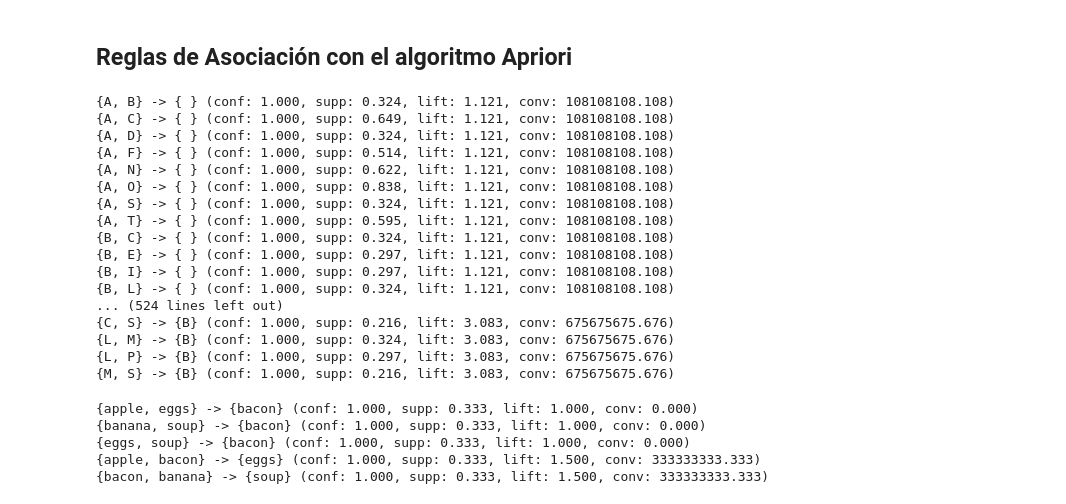
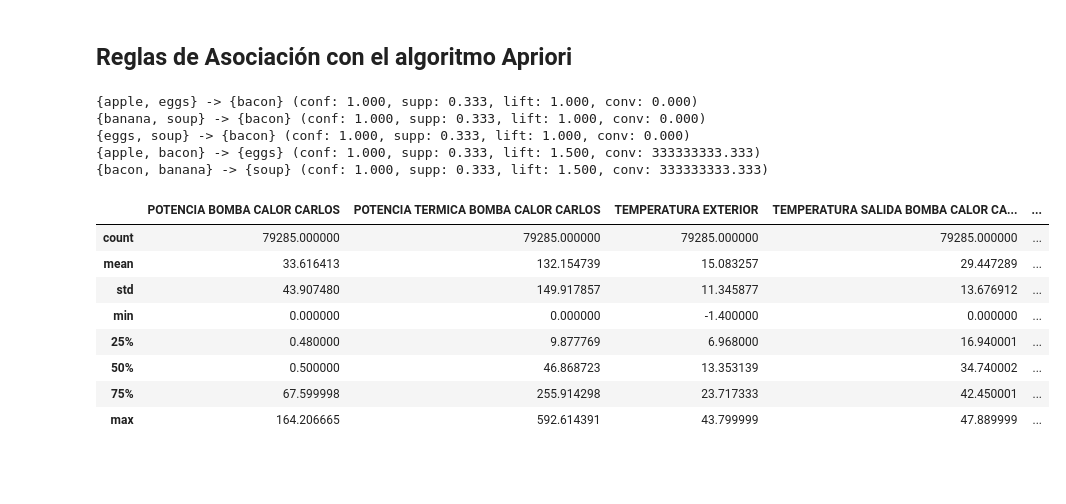
Before and after one commit to douglasag17/ML-SmartBuildings, a Jupyter notebook: AprendizajeConReglasDeAsociacion/apriori.ipynb, the cells around one changed output. Cells and saved outputs as stored; diff of their text form; code cells hidden in the pictures; blank space fills up the shorter version.

```diff
--- a/AprendizajeConReglasDeAsociacion/apriori.ipynb
+++ b/AprendizajeConReglasDeAsociacion/apriori.ipynb
@@ -61,29 +41,3 @@ dataLabel.head()
-# %%
-itemsets, rules = apriori(data, min_support=0.2,  min_confidence=1)
-
-# Print out every rule with 2 items on the left hand side,
-# 1 item on the right hand side, sorted by lift
-rules_rhs = filter(lambda rule: len(rule.lhs) == 2 and len(rule.rhs) == 1, rules)
-for rule in sorted(rules_rhs, key=lambda rule: rule.lift):
-  print(rule) # Prints the rule and its confidence, support, lift, ...
-# %% [output]
-{A, B} -> { } (conf: 1.000, supp: 0.324, lift: 1.121, conv: 108108108.108)
-{A, C} -> { } (conf: 1.000, supp: 0.649, lift: 1.121, conv: 108108108.108)
-{A, D} -> { } (conf: 1.000, supp: 0.324, lift: 1.121, conv: 108108108.108)
-{A, F} -> { } (conf: 1.000, supp: 0.514, lift: 1.121, conv: 108108108.108)
-{A, N} -> { } (conf: 1.000, supp: 0.622, lift: 1.121, conv: 108108108.108)
-{A, O} -> { } (conf: 1.000, supp: 0.838, lift: 1.121, conv: 108108108.108)
-{A, S} -> { } (conf: 1.000, supp: 0.324, lift: 1.121, conv: 108108108.108)
-{A, T} -> { } (conf: 1.000, supp: 0.595, lift: 1.121, conv: 108108108.108)
-{B, C} -> { } (conf: 1.000, supp: 0.324, lift: 1.121, conv: 108108108.108)
-{B, E} -> { } (conf: 1.000, supp: 0.297, lift: 1.121, conv: 108108108.108)
-{B, I} -> { } (conf: 1.000, supp: 0.297, lift: 1.121, conv: 108108108.108)
-{B, L} -> { } (conf: 1.000, supp: 0.324, lift: 1.121, conv: 108108108.108)
-... (524 lines left out)
-{C, S} -> {B} (conf: 1.000, supp: 0.216, lift: 3.083, conv: 675675675.676)
-{L, M} -> {B} (conf: 1.000, supp: 0.324, lift: 3.083, conv: 675675675.676)
-{L, P} -> {B} (conf: 1.000, supp: 0.297, lift: 3.083, conv: 675675675.676)
-{M, S} -> {B} (conf: 1.000, supp: 0.216, lift: 3.083, conv: 675675675.676)
 # %%
 from efficient_apriori import apriori
 transactions = [('eggs', 'bacon', 'soup'),
@@ -102,3 +56,18 @@ for rule in sorted(rules_rhs, key=lambda rule: rule.lift):
 {eggs, soup} -> {bacon} (conf: 1.000, supp: 0.333, lift: 1.000, conv: 0.000)
 {apple, bacon} -> {eggs} (conf: 1.000, supp: 0.333, lift: 1.500, conv: 333333333.333)
 {bacon, banana} -> {soup} (conf: 1.000, supp: 0.333, lift: 1.500, conv: 333333333.333)
+# %%
+dataCarlos = data[['POTENCIA BOMBA CALOR CARLOS', 'POTENCIA TERMICA BOMBA CALOR CARLOS', 'TEMPERATURA EXTERIOR',
+                   'TEMPERATURA SALIDA BOMBA CALOR CARLOS', 'C_O_P BOMBA CALOR CARLOS']]
+# %%
+dataCarlos.describe()
+# %% [output]
+|  | POTENCIA BOMBA CALOR CARLOS | POTENCIA TERMICA BOMBA CALOR CARLOS | TEMPERATURA EXTERIOR | TEMPERATURA SALIDA BOMBA CALOR CA... | ... |
+| count | 79285.000000 | 79285.000000 | 79285.000000 | 79285.000000 | ... |
+| mean | 33.616413 | 132.154739 | 15.083257 | 29.447289 | ... |
+| std | 43.907480 | 149.917857 | 11.345877 | 13.676912 | ... |
+| min | 0.000000 | 0.000000 | -1.400000 | 0.000000 | ... |
+| 25% | 0.480000 | 9.877769 | 6.968000 | 16.940001 | ... |
+| 50% | 0.500000 | 46.868723 | 13.353139 | 34.740002 | ... |
+| 75% | 67.599998 | 255.914298 | 23.717333 | 42.450001 | ... |
+| max | 164.206665 | 592.614391 | 43.799999 | 47.889999 | ... |
```
Also changed, not shown: parts of 16 cells of this notebook.
